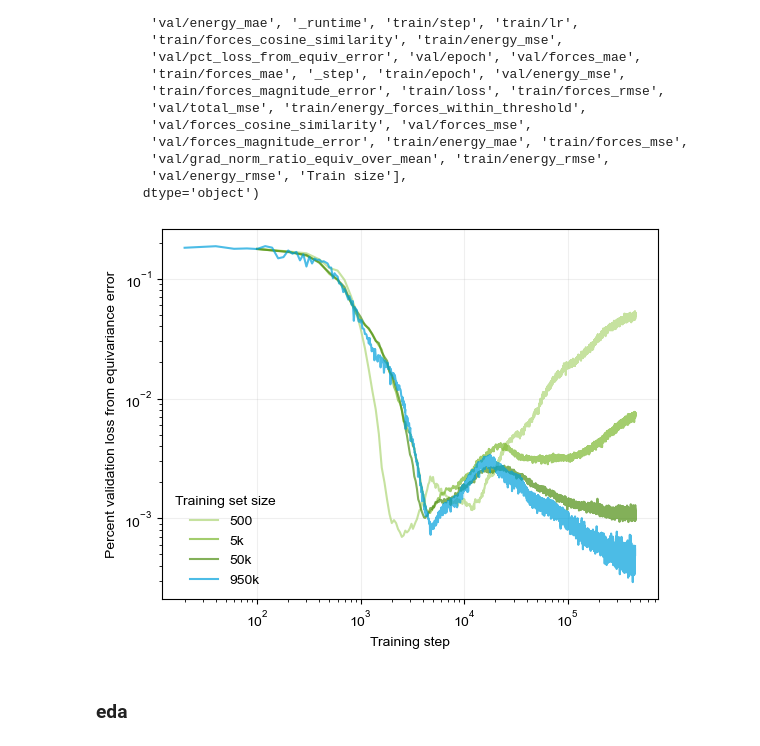
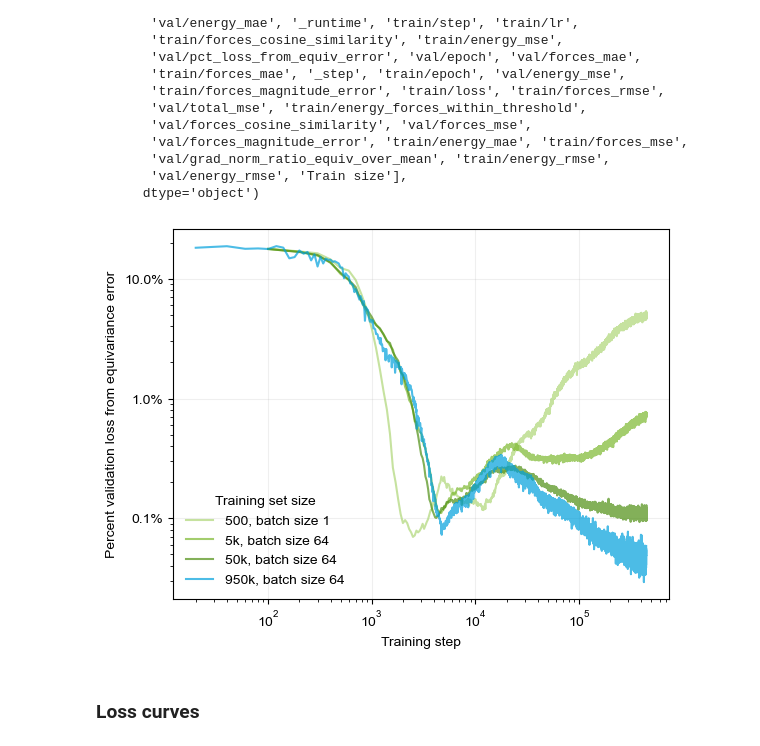
Before and after one commit to genentech/equivariance_learning, a Jupyter notebook: escaip-wandb/vary-dataset.ipynb, the cells around one changed output. Drawn from its saved outputs; the diff is of its cells as text; code cells hidden in the pictures.

Commit message:
update plotting

```diff
--- a/escaip-wandb/vary-dataset.ipynb
+++ b/escaip-wandb/vary-dataset.ipynb
@@ -4,13 +4,13 @@ import torch
 import os
 # %%
 df_default = pd.read_csv('experiment_metrics_fully_parallel/default1.csv')
-df_default['Train size'] = '950k'
+df_default['Train size'] = '950k, batch size 64'
 
 df_50k = pd.read_csv('experiment_metrics_fully_parallel/train-50k.csv')
-df_50k['Train size'] = '50k'
+df_50k['Train size'] = '50k, batch size 64'
 
 df_5k = pd.read_csv('experiment_metrics_fully_parallel/train-5k.csv')
-df_5k['Train size'] = '5k'
+df_5k['Train size'] = '5k, batch size 64'
 
 df_500 = pd.read_csv('experiment_metrics_fully_parallel/train-500-bs1.csv')
-df_500['Train size'] = '500'
+df_500['Train size'] = '500, batch size 1'
@@ -59,44 +44,48 @@ for font_file in font_files:
 # set font
 plt.rcParams['font.family'] = 'Arial'
 # %%
+fig, ax = plt.subplots()
 sns.lineplot(
     data=mdf,
     x='_step',
     y='val/pct_loss_from_equiv_error',
     hue = 'Train size',
     palette = {
-        '500': '#aed677',
-        '5k': '#7cb82f',
-        '50k': '#4e8f13',
-        '950k': '#00a0dc',
+        '500, batch size 1': '#aed677',
+        '5k, batch size 64': '#7cb82f',
+        '50k, batch size 64': '#4e8f13',
+        '950k, batch size 64': '#00a0dc',
     },
     errorbar = None,
     alpha=0.7,
+    ax=ax,
 )
 
 plt.yscale('log')
 plt.xscale('log')
 plt.grid(alpha = 0.2)
 plt.xlabel('Training step')
 plt.ylabel('Percent validation loss from equivariance error')
 plt.legend(frameon=False, title = 'Training set size')
 
+import matplotlib.ticker as mtick
+ax.yaxis.set_major_formatter(mtick.PercentFormatter(xmax=1.0))
 
 plot_name = 'escaip-vary-train-size'
 
 import os
 os.makedirs('pdfs', exist_ok=True)
 os.makedirs('svgs', exist_ok=True)
 
 plt.savefig(plot_name + '.png', dpi=300, bbox_inches='tight')
 plt.savefig('pdfs/' + plot_name + '.pdf', transparent = True)
 plt.savefig('svgs/' + plot_name + '.svg', transparent = True)
 plt.show()
 plt.close()
 # %% [output]
-[figure, old version]
+[figure, new version]
 # %% [markdown]
-### eda
+### Loss curves
 # %%
 # Loss curves
 
```
Also changed, not shown: parts of 4 cells of this notebook, 38 other files.
